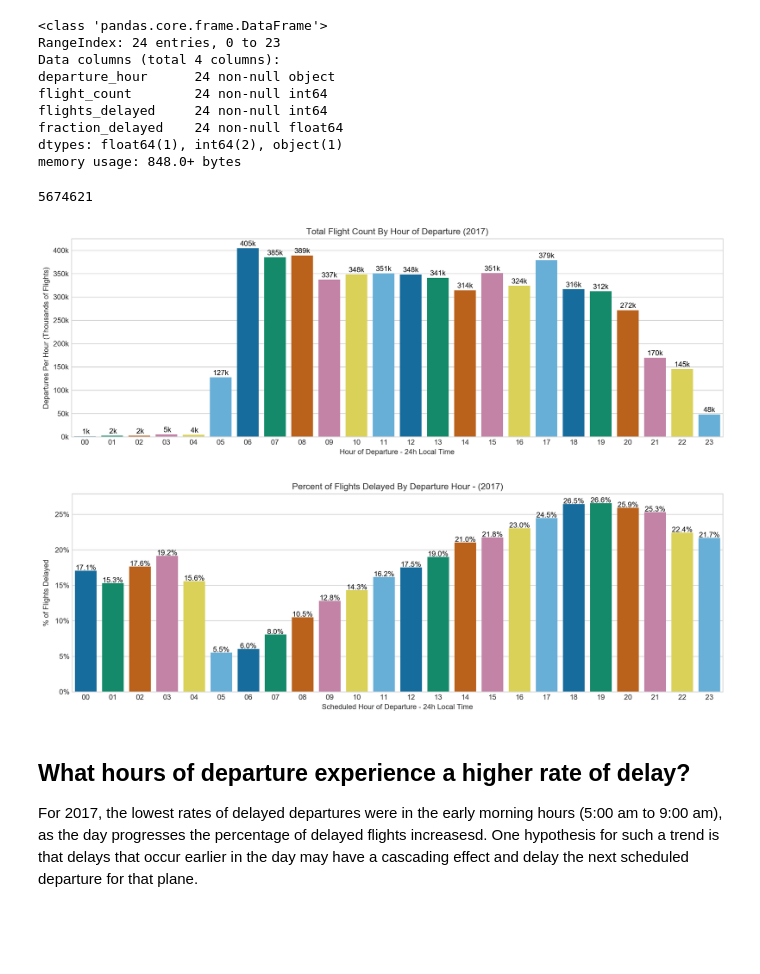
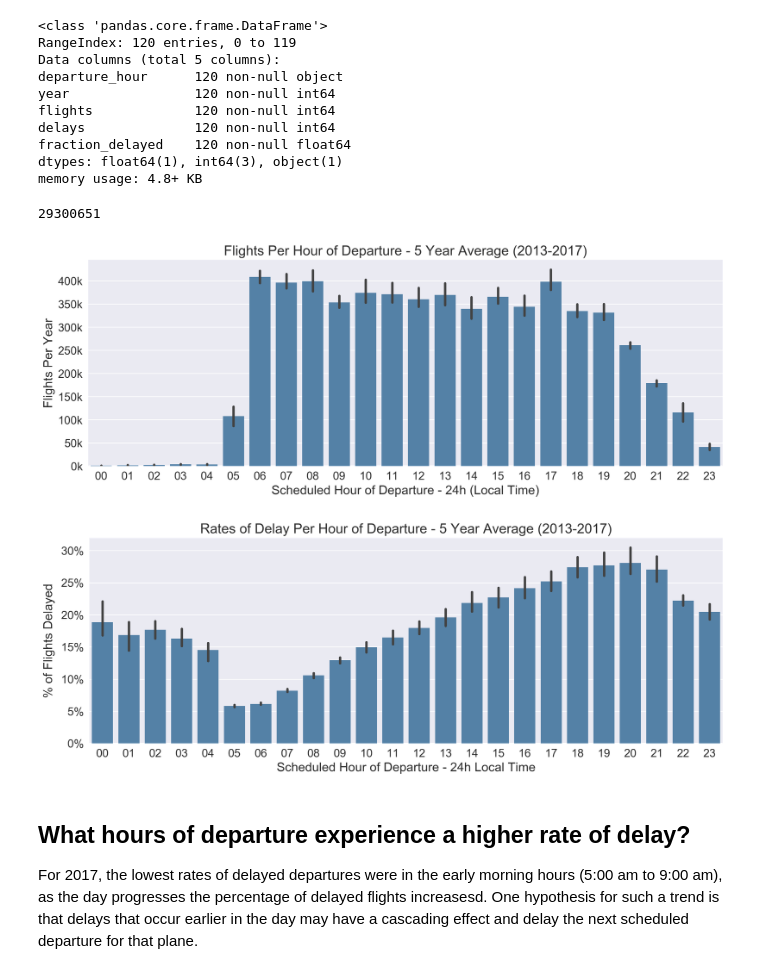
Before and after one commit to aviationweather/airport-delays, a Jupyter notebook: notebooks/eda/flights-by-hour-of-departure.ipynb, the cells around one changed output. Saved outputs shown, nothing was run; the diff lists cells and outputs as text; code cells hidden in the pictures; blank space fills up the shorter version.

```diff
--- a/notebooks/eda/flights-by-hour-of-departure.ipynb
+++ b/notebooks/eda/flights-by-hour-of-departure.ipynb
@@ -7,12 +7,13 @@ from sqlalchemy import create_engine
 from datetime import date
 import calendar
 
-sns.set_style("whitegrid")
+sns.set_style("darkgrid")
+sns.set(font_scale=1.5)
 %matplotlib inline
 # %%
 ## Are flights more likely to be delayed during a specific part of the day?
 
-def get_flights_by_hour_of_departure(year=2017):
+def get_flights_by_hour_of_departure():
     """ Return a dataframe flight counts by day of week and year  """
     engine = create_engine('sqlite:///./../../data/processed/airlines.db')
 
@@ -20,17 +21,18 @@ def get_flights_by_hour_of_departure(year=2017):
         hour_of_departure = pd.read_sql("""
             SELECT
                 strftime('%H',f.departure_time_scheduled) AS departure_hour,
-                SUM(f.flights) AS flight_count,
-                SUM(f.departure_was_delayed_15) AS flights_delayed
+                f.year,
+                SUM(f.flights) AS flights,
+                SUM(f.departure_was_delayed_15) AS delays
             FROM
                 flights AS f
             WHERE
-                f.year = :year
+                f.year in (2013, 2014, 2015, 2016, 2017)
             GROUP BY
-                departure_hour
-        """, conn,
-        params={'year': year})
-        hour_of_departure['fraction_delayed'] = hour_of_departure['flights_delayed'] / hour_of_departure['flight_count']
+                f.year, departure_hour
+        """, conn)
+
+    hour_of_departure['fraction_delayed'] = hour_of_departure['delays'] / hour_of_departure['flights']
     return hour_of_departure
 
 # Get summary data for selected date range, counting flights delayed more than 15 minutes on departure
@@ -38,68 +40,51 @@ hour_of_departure = get_flights_by_hour_of_departure()
 hour_of_departure.info()
 # %% [output]
 <class 'pandas.core.frame.DataFrame'>
-RangeIndex: 24 entries, 0 to 23
-Data columns (total 4 columns):
-departure_hour      24 non-null object
-flight_count        24 non-null int64
-flights_delayed     24 non-null int64
-fraction_delayed    24 non-null float64
-dtypes: float64(1), int64(2), object(1)
-memory usage: 848.0+ bytes
+RangeIndex: 120 entries, 0 to 119
+Data columns (total 5 columns):
+departure_hour      120 non-null object
+year                120 non-null int64
+flights             120 non-null int64
+delays              120 non-null int64
+fraction_delayed    120 non-null float64
+dtypes: float64(1), int64(3), object(1)
+memory usage: 4.8+ KB
 # %%
-hour_of_departure.flight_count.sum()
+hour_of_departure.flights.sum()
 # %% [output]
-5674621
+29300651
 # %%
 def plot_flights_by_hour_of_departure(data):
     """Generate a bar plot showing the flight counts by hour of departure in local time
 
         Note: Hour of Departure is assumed to be on a 24 hour clock
     """
-    color = sns.color_palette('colorblind')
-    fig, ax = plt.subplots(figsize=(16, 5), dpi=240)
-    ax = sns.barplot(ax=ax, x='departure_hour', y='flight_count', data=data, palette=color)
+    fig, ax = plt.subplots(figsize=(15, 5), dpi=240)
+    ax = sns.barplot(ax=ax, x='departure_hour', y='flights', data=data, color='steelblue')
 
     thousands = 1e3
 
     vals = ax.get_yticks()
     ax.set_yticklabels(['{:2.0f}k'.format(x / thousands) for x in vals])
 
-    for p in ax.patches:
-        height = p.get_height()
-        label_string = '{:2.0f}k'.format(height / thousands)
-        ax.text(p.get_x()+p.get_width()/2.,
-                height + 5e3,
-                label_string,
-                ha="center", color='black')
-
-    plt.title('Total Flight Count By Hour of Departure (2017)')
-    plt.xlabel('Hour of Departure - 24h Local Time')
-    plt.ylabel('Departures Per Hour (Thousands of Flights)')
+    plt.title('Flights Per Hour of Departure - 5 Year Average (2013-2017)')
+    plt.xlabel('Scheduled Hour of Departure - 24h (Local Time)')
+    plt.ylabel('Flights Per Year')
     plt.savefig("../../reports/figures/flights-by-hour-of-departure.png", bbox_inches='tight')
     plt.show()
 
 plot_flights_by_hour_of_departure(hour_of_departure)
 # %% [output]
-[figure, old version]
+[figure, new version]
 # %%
 def plot_rate_of_delays_by_hour(data):
-    color = sns.color_palette('colorblind')
-    fig, ax = plt.subplots(figsize=(16, 5), dpi=240)
-    ax = sns.barplot(ax=ax, x='departure_hour', y='fraction_delayed', data=data, palette=color)
+    fig, ax = plt.subplots(figsize=(15, 5), dpi=240)
+    ax = sns.barplot(ax=ax, x='departure_hour', y='fraction_delayed', data=data, color='steelblue')
 
     vals = ax.get_yticks()
     ax.set_yticklabels(['{:3.0f}%'.format(x*100) for x in vals])
 
-    for p in ax.patches:
-        height = p.get_height()
-        label_string = '{:2.1f}%'.format(height * 100)
-        ax.text(p.get_x()+p.get_width()/2.,
-                height + 1e-3,
-                label_string,
-                ha="center", color='black')
-
-    plt.title('Percent of Flights Delayed By Departure Hour - (2017)')
+    plt.title('Rates of Delay Per Hour of Departure - 5 Year Average (2013-2017)')
     plt.xlabel('Scheduled Hour of Departure - 24h Local Time')
     plt.ylabel('% of Flights Delayed')
     plt.savefig("../../reports/figures/rates-of-delay-by-hour-of-departure.png", bbox_inches='tight')
@@ -107,7 +92,7 @@ def plot_rate_of_delays_by_hour(data):
 
 plot_rate_of_delays_by_hour(hour_of_departure)
 # %% [output]
-[figure, old version]
+[figure, new version]
 # %% [markdown]
 ## What hours of departure experience a higher rate of delay?
 
```
Also changed, not shown: 4 other files.
